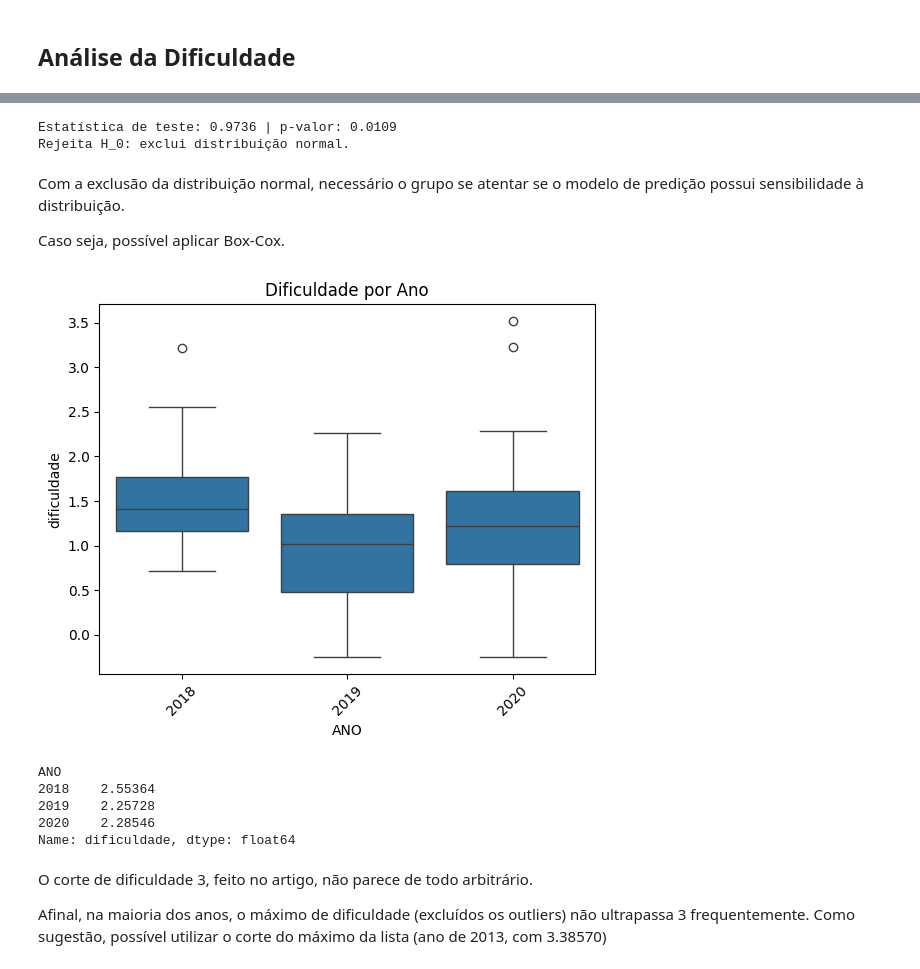
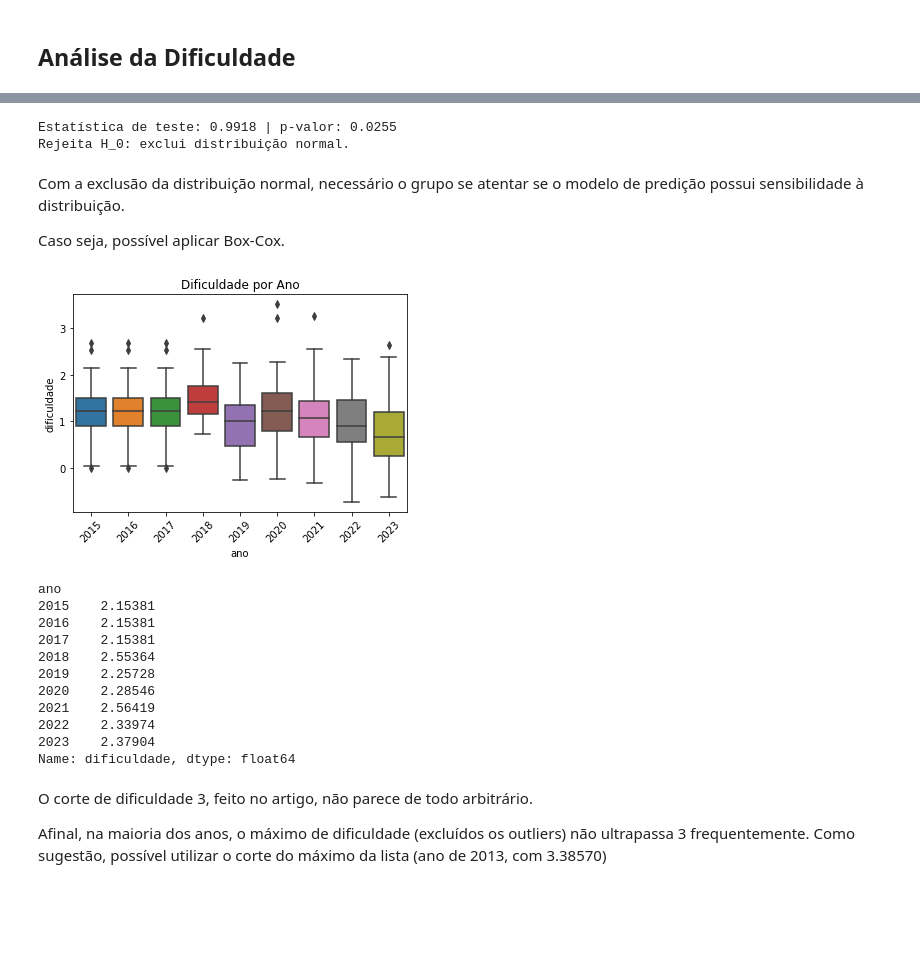
Before and after one commit to ciziks/enem-embbedings-social-questions, a Jupyter notebook: notebooks/5. Exploratory_Analysis.ipynb, the cells around one changed output, grey strips where cells are left out. Drawn from its saved outputs; the diff is of its cells as text; code cells hidden in the pictures; blank space fills up the shorter version.

```diff
--- a/notebooks/5. Exploratory_Analysis.ipynb
+++ b/notebooks/5. Exploratory_Analysis.ipynb
@@ -3,8 +3,8 @@
 # %%
 import pandas as pd
 
-# data_folder = "../data/cleaned_data.csv"
-data_folder = '../data/df_18-20.csv'
+data_folder = "../data/processed_data/cleaned_data.csv"
+# data_folder = '../data/df_18-20.csv'
 
 # Carregando dados limpos (resultado da Pré-Tokenização)
 df_enem = pd.read_csv(data_folder)
@@ -21,6 +21,6 @@ import matplotlib.pyplot as plt
 import seaborn as sns
 import scipy.stats as stats
 
-df = df_enem.rename(columns={"NU_PARAM_B": "dificuldade"})
+df = df_enem.rename(columns={"nu_param_B": "dificuldade"})
 df.head()
 # %% [output]
@@ -85,20 +85,20 @@ if p > 0.05:
 else:
     print("Rejeita H_0: exclui distribuição normal.")
 # %% [output]
-Estatística de teste: 0.9736 | p-valor: 0.0109
+Estatística de teste: 0.9918 | p-valor: 0.0255
 Rejeita H_0: exclui distribuição normal.
 # %% [markdown]
 Com a exclusão da distribuição normal, necessário o grupo se atentar se o modelo de predição possui sensibilidade à distribuição.
 
 Caso seja, possível aplicar Box-Cox.
 # %%
-sns.boxplot(x='ANO', y='dificuldade', data=df, order=sorted(df["ANO"].unique()))
+sns.boxplot(x='ano', y='dificuldade', data=df, order=sorted(df["ano"].unique()))
 plt.title('Dificuldade por Ano')
 plt.xticks(rotation=45)
 
 plt.show()
 # %% [output]
-[figure, old version]
+[figure, new version]
 # %%
 def max_sem_outlier(group):
     Q1 = group.quantile(0.25)
@@ -107,13 +107,19 @@ def max_sem_outlier(group):
     limite_superior = Q3 + 1.5 * IQR
     return group[group <= limite_superior].max()
 
-max_por_ano = df.groupby('ANO')['dificuldade'].apply(max_sem_outlier)
+max_por_ano = df.groupby('ano')['dificuldade'].apply(max_sem_outlier)
 max_por_ano
 # %% [output]
-ANO
+ano
+2015    2.15381
+2016    2.15381
+2017    2.15381
 2018    2.55364
 2019    2.25728
 2020    2.28546
+2021    2.56419
+2022    2.33974
+2023    2.37904
 Name: dificuldade, dtype: float64
 # %% [markdown]
 O corte de dificuldade 3, feito no artigo, não parece de todo arbitrário.
```
Also changed, not shown: parts of 17 cells of this notebook, 60 other files.
